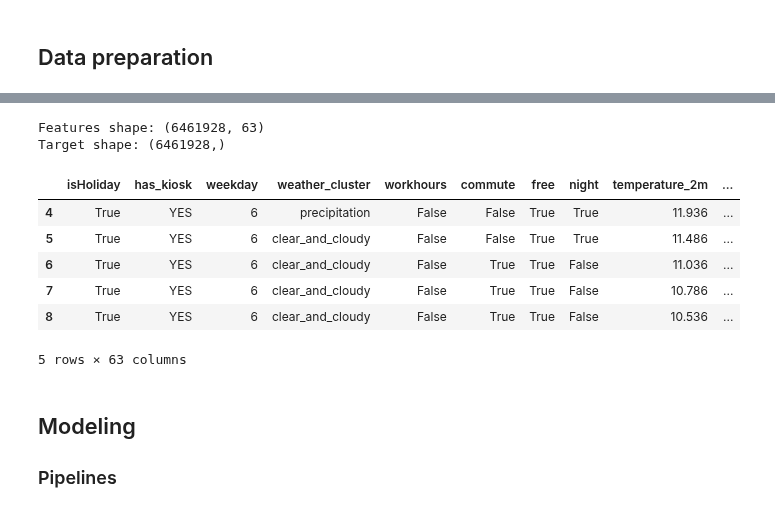
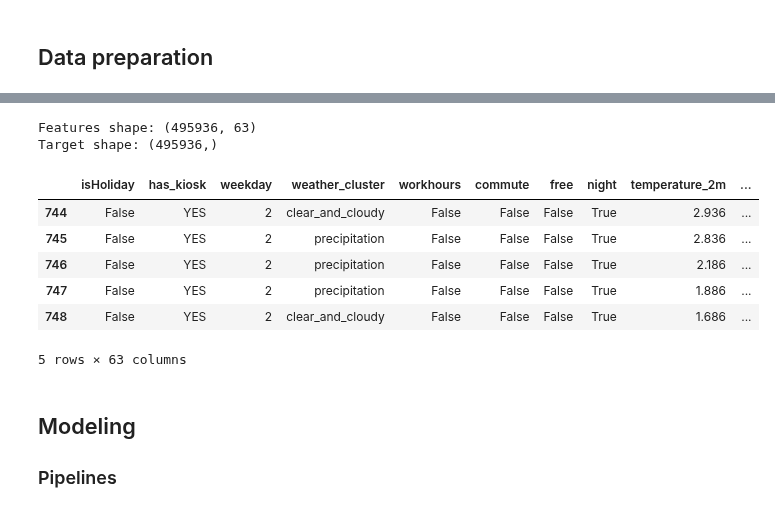
Before and after one commit to linusha/rental-bike-predictions, a Jupyter notebook: cluster_prediction.ipynb, the cells around one changed output, grey strips where cells are left out. Saved outputs shown, nothing was run; the diff lists cells and outputs as text; code cells hidden in the pictures.

```diff
--- a/cluster_prediction.ipynb
+++ b/cluster_prediction.ipynb
@@ -23,8 +23,8 @@ sns.set_palette("viridis")
 **Set sample to False if you want to run algos on entire dataset**
 # %%
 CONFIG = {
-    'sample': False,
-    'sample_size': 100000,
+    'sample': True,
+    'sample_months': 1, # how many months to sample (for development)
     'random_state': 123,
     'target_col': 'delta',
     'n_jobs': 3,  # gridsearch parallelization, might need to adjust based on your system
@@ -45,7 +45,10 @@ df.rename(columns={"hour": "datetime"}, inplace=True) # rename for later use
 
 # REDUCE DATASET SIZE FOR DEVELOPMENT
 if CONFIG['sample']:
-    df = df.sample(CONFIG['sample_size'], random_state=CONFIG['random_state'])
+    months = df['datetime'].dt.month.unique()
+    random_month = random.sample(list(months), CONFIG['sample_months'])
+    df = df[df['datetime'].dt.month.isin(random_month)]
+    print(f'Sampled {CONFIG["sample_months"]} month(s): {random_month}')
 # %%
 # All remaining columns are considered numerical
 FEATURE_COLS['numerical'] = [col for col in df.columns if col not in [CONFIG['target_col']] + FEATURE_COLS['categorical'] + FEATURE_COLS['drop']]
@@ -163,36 +126,36 @@ df_processed.describe()
 # %%
 # Prepare data for modeling
 def prepare_data(df, target_col, categorical_cols, numerical_cols, drop_cols):
     # Drop rows with NaN
     df_clean = df.dropna()
 
     # Keep datetime for reference
     datetime_col = df_clean['datetime'] if 'datetime' in df_clean.columns else None
 
     # Drop columns defined above
     df_clean = df_clean.drop(columns=drop_cols, errors='ignore')
 
     # Split features and target
     X = df_clean[categorical_cols + numerical_cols]
     y = df_clean[target_col]
 
     return X, y, datetime_col
 
 # Test-apply data preparation
-X, y, datetime_col = prepare_data(df_processed, CONFIG['target_col'], FEATURE_COLS['categorical'], FEATURE_COLS['numerical'], FEATURE_COLS['drop'])
+X, y, datetime_col = prepare_data(df, CONFIG['target_col'], FEATURE_COLS['categorical'], FEATURE_COLS['numerical'], FEATURE_COLS['drop'])
 
 print(f"Features shape: {X.shape}")
 print(f"Target shape: {y.shape}")
 X.head()
 # %% [output]
-Features shape: (6461928, 63)
-Target shape: (6461928,)
+Features shape: (495936, 63)
+Target shape: (495936,)
 |  | isHoliday | has_kiosk | weekday | weather_cluster | workhours | commute | free | night | temperature_2m | ... |
-| 4 | True | YES | 6 | precipitation | False | False | True | True | 11.936 | ... |
-| 5 | True | YES | 6 | clear_and_cloudy | False | False | True | True | 11.486 | ... |
-| 6 | True | YES | 6 | clear_and_cloudy | False | True | True | False | 11.036 | ... |
-| 7 | True | YES | 6 | clear_and_cloudy | False | True | True | False | 10.786 | ... |
-| 8 | True | YES | 6 | clear_and_cloudy | False | True | True | False | 10.536 | ... |
+| 744 | False | YES | 2 | clear_and_cloudy | False | False | False | True | 2.936 | ... |
+| 745 | False | YES | 2 | precipitation | False | False | False | True | 2.836 | ... |
+| 746 | False | YES | 2 | precipitation | False | False | False | True | 2.186 | ... |
+| 747 | False | YES | 2 | precipitation | False | False | False | True | 1.886 | ... |
+| 748 | False | YES | 2 | clear_and_cloudy | False | False | False | True | 1.686 | ... |
 5 rows × 63 columns
 # %% [markdown]
 ## Modeling
```
Also changed, not shown: parts of 11 cells of this notebook.
